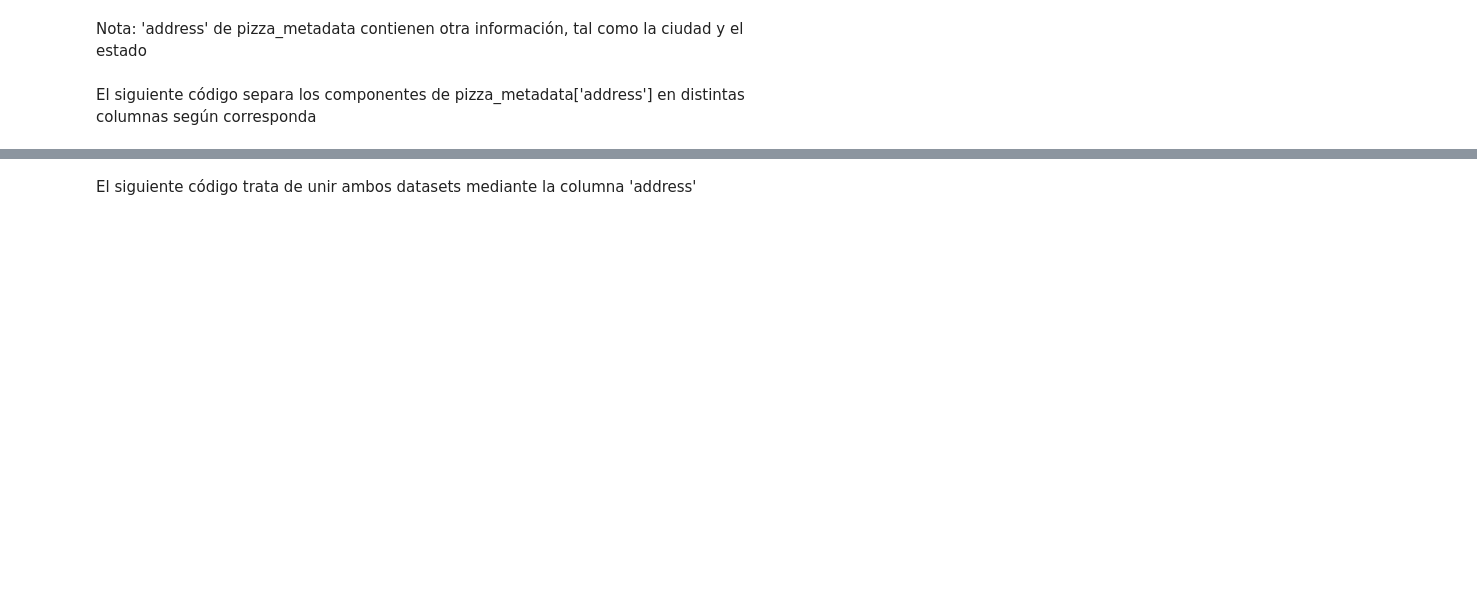
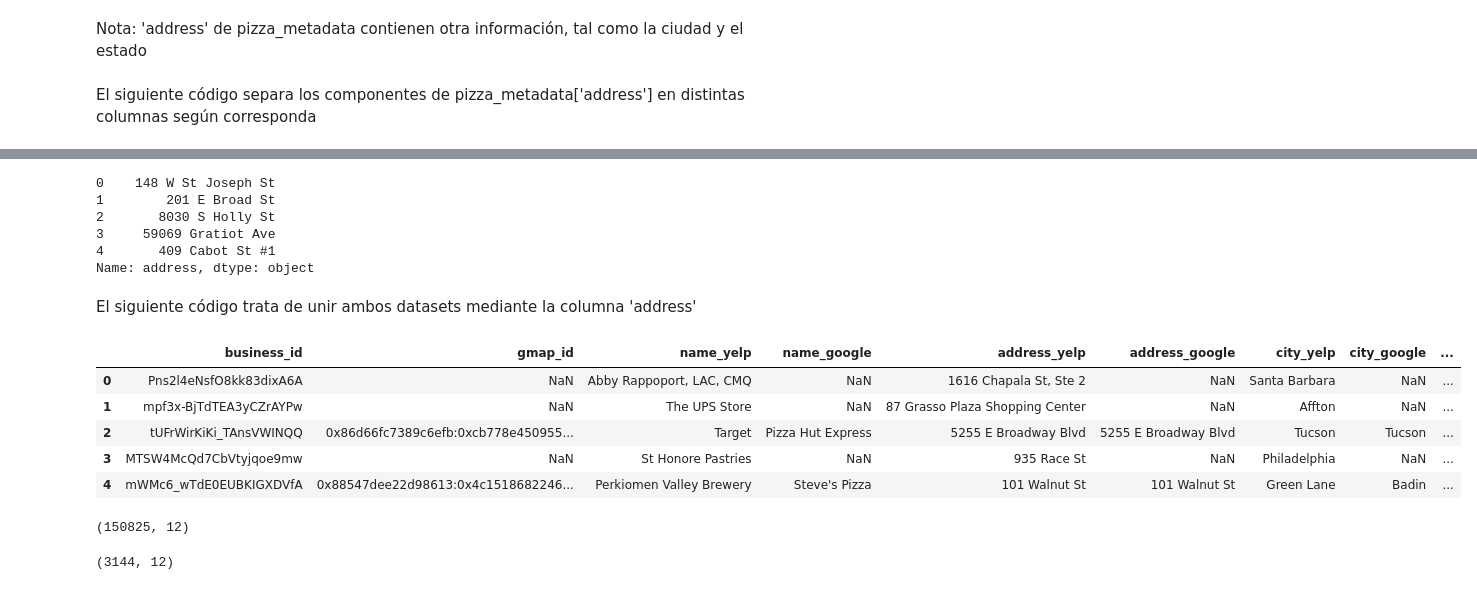
Before and after one commit to MCozzari/Proyecto-FInal, a Jupyter notebook: relation_df.ipynb, the cells around one changed output, grey strips where cells are left out. Drawn from its saved outputs; the diff is of its cells as text; code cells hidden in the pictures; blank space fills up the shorter version.

```diff
--- a/relation_df.ipynb
+++ b/relation_df.ipynb
@@ -215,2 +216,11 @@ pizza_metadata.shape
+# %%
+pizza_metadata['address'].head()
+# %% [output]
+0    148 W St Joseph St
+1        201 E Broad St
+2       8030 S Holly St
+3     59069 Gratiot Ave
+4       409 Cabot St #1
+Name: address, dtype: object
 # %% [markdown]
 El siguiente código trata de unir ambos datasets mediante la columna 'address'
@@ -230,0 +245,41 @@ El siguiente código trata de unir ambos datasets mediante la columna 'address'
+# %%
+# Renombrar la columna "address" en pizza_metadata antes de hacer el merge
+pizza_metadata = pizza_metadata.rename(columns={"address": "address_google"})
+business = business.rename(columns={"address" : "address_yelp"})
+
+# Unir business con pizza_metadata usando "address" como clave
+merged_df = business.merge(
+    pizza_metadata,  # Dataset más grande
+    left_on="address_yelp",
+    right_on="address_google",  # Usamos la dirección renombrada
+    how="left",  # Mantiene todas las filas de "business"
+    suffixes=("_yelp", "_google")  # Evita nombres duplicados
+)
+
+
+# Seleccionar solo las columnas deseadas, excluyendo latitude y longitude
+merged_df = merged_df[[
+    "business_id", "gmap_id", "name_yelp", "name_google",
+    "address_yelp", "address_google", "city_yelp", "city_google",
+    "state_yelp", "state_google", "postal_code_yelp", "postal_code_google"
+]]
+
+# Mostrar las primeras filas
+merged_df.head()
+# %% [output]
+|  | business_id | gmap_id | name_yelp | name_google | address_yelp | address_google | city_yelp | city_google | ... |
+| 0 | Pns2l4eNsfO8kk83dixA6A | NaN | Abby Rappoport, LAC, CMQ | NaN | 1616 Chapala St, Ste 2 | NaN | Santa Barbara | NaN | ... |
+| 1 | mpf3x-BjTdTEA3yCZrAYPw | NaN | The UPS Store | NaN | 87 Grasso Plaza Shopping Center | NaN | Affton | NaN | ... |
+| 2 | tUFrWirKiKi_TAnsVWINQQ | 0x86d66fc7389c6efb:0xcb778e450955... | Target | Pizza Hut Express | 5255 E Broadway Blvd | 5255 E Broadway Blvd | Tucson | Tucson | ... |
+| 3 | MTSW4McQd7CbVtyjqoe9mw | NaN | St Honore Pastries | NaN | 935 Race St | NaN | Philadelphia | NaN | ... |
+| 4 | mWMc6_wTdE0EUBKIGXDVfA | 0x88547dee22d98613:0x4c1518682246... | Perkiomen Valley Brewery | Steve's Pizza | 101 Walnut St | 101 Walnut St | Green Lane | Badin | ... |
+# %%
+merged_df.shape
+# %% [output]
+(150825, 12)
+# %%
+relation_df = merged_df[merged_df['address_google'].isna() == False]
+
+relation_df.shape
+# %% [output]
+(3144, 12)
```
Also changed, not shown: parts of 20 cells of this notebook, 1 other file.
